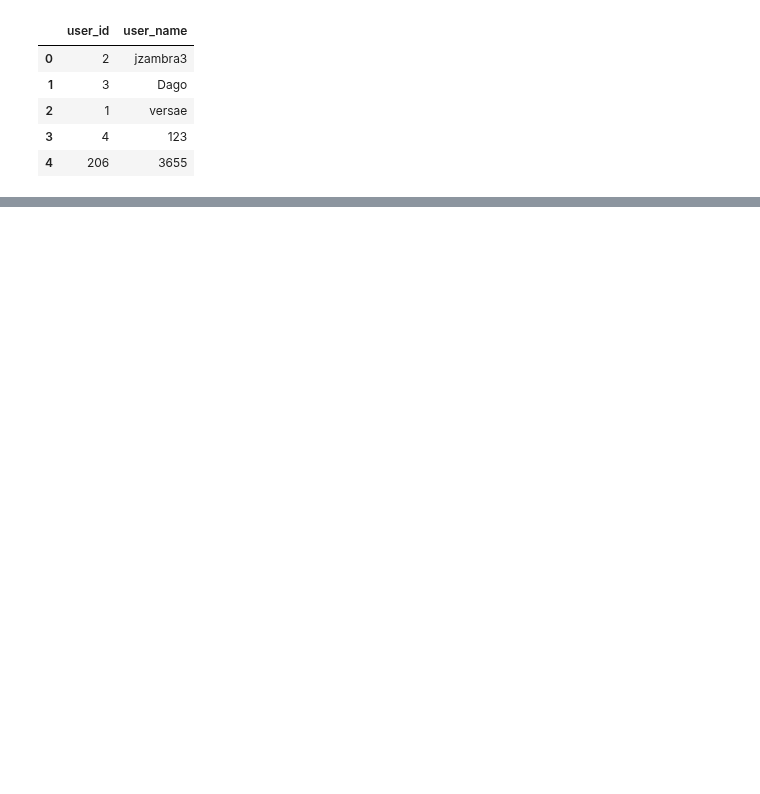
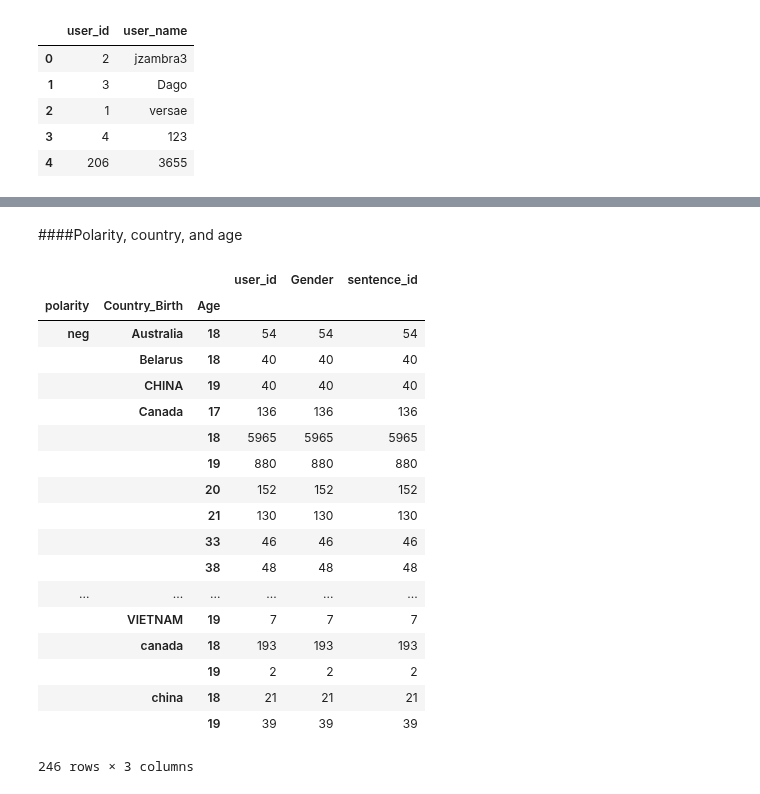
Before and after one commit to mavillard/liwc, a Jupyter notebook: comparison.ipynb, the cells around one changed output, grey strips where cells are left out. Saved outputs shown, nothing was run; the diff lists cells and outputs as text; code cells hidden in the pictures; blank space fills up the shorter version.

```diff
--- a/comparison.ipynb
+++ b/comparison.ipynb
@@ -334,0 +379,24 @@ df_demographics.head()
+# %% [markdown]
+####Polarity, country, and age
+# %%
+df_sub.groupby(['polarity', 'Country_Birth', 'Age']).count()
+# %% [output]
+|  |  |  | user_id | Gender | sentence_id |
+| polarity | Country_Birth | Age |  |  |  |
+| neg | Australia | 18 | 54 | 54 | 54 |
+|  | Belarus | 18 | 40 | 40 | 40 |
+|  | CHINA | 19 | 40 | 40 | 40 |
+|  | Canada | 17 | 136 | 136 | 136 |
+|  |  | 18 | 5965 | 5965 | 5965 |
+|  |  | 19 | 880 | 880 | 880 |
+|  |  | 20 | 152 | 152 | 152 |
+|  |  | 21 | 130 | 130 | 130 |
+|  |  | 33 | 46 | 46 | 46 |
+|  |  | 38 | 48 | 48 | 48 |
+| ... | ... | ... | ... | ... | ... |
+|  | VIETNAM | 19 | 7 | 7 | 7 |
+|  | canada | 18 | 193 | 193 | 193 |
+|  |  | 19 | 2 | 2 | 2 |
+|  | china | 18 | 21 | 21 | 21 |
+|  |  | 19 | 39 | 39 | 39 |
+246 rows × 3 columns
```
Also changed, not shown: parts of 8 cells of this notebook.
